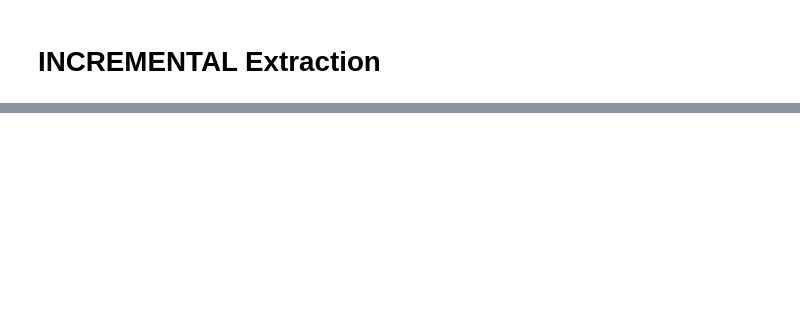
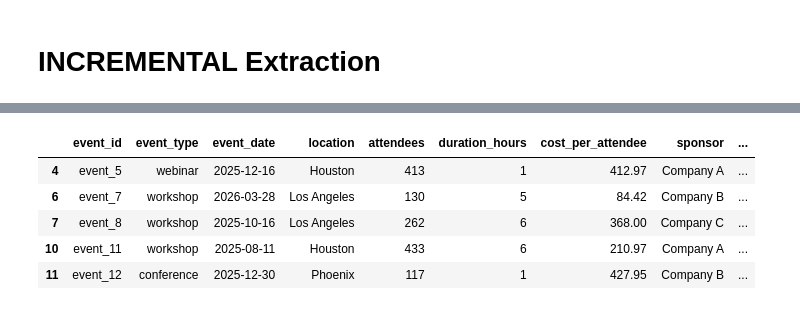
Before and after one commit to MMMakena/ETL_Extract_MitchelMakena, a Jupyter notebook: etl_extract.ipynb, the cells around one changed output, grey strips where cells are left out. Saved outputs shown, nothing was run; the diff lists cells and outputs as text; code cells hidden in the pictures; blank space fills up the shorter version.

```diff
--- a/etl_extract.ipynb
+++ b/etl_extract.ipynb
@@ -79,0 +205,21 @@ Updated last_extraction.txt to 2025-06-08 17:37:31.805987
+# %%
+# Transformations for Incremental Extraction
+df_transformed_incremental = df_incremental.copy()
+
+# Transformation 1: Handle missing values and duplicate rows
+if df_transformed_incremental.isnull().values.any():
+    print("Missing values found in the dataset. Filling with forward fill method.")
+else:
+    print("No missing values found in the dataset.")
+    df_transformed_incremental['event_type'].fillna('unknown', inplace=True)
+    df_transformed_incremental['location'].fillna('unknown', inplace=True)
+rows_count_before = len(df_transformed_incremental)
+
+df_transformed_incremental.drop_duplicates(inplace=True)
+row_count_after = len(df_transformed_incremental)
+
+df_transformed_incremental.fillna(method='ffill', inplace=True)
+row_count_after = len(df_transformed_incremental)
+
+print(f"Row count before transformation: {rows_count_before}")
+print(f"Row count after transformation: {row_count_after}")
@@ -79,0 +230,10 @@ Updated last_extraction.txt to 2025-06-08 17:37:31.805987
+# %%
+# Transformation 2: Enrichment - Total cost calculation
+df_transformed_incremental['total_cost'] = round(df_transformed_incremental['attendees'] * df_transformed_incremental['cost_per_attendee'], 2)
+if 'attendees' in df_transformed_incremental.columns and 'cost_per_attendee' in df_transformed_incremental.columns:
+    df_transformed_incremental['total_cost'] = round(df_transformed_incremental['attendees'] * df_transformed_incremental['cost_per_attendee'], 2)
+else:
+    print("Columns 'attendees' or 'cost_per_attendee' not found in DataFrame for total cost calculation.")
+
+print("Transformed DataFrame with total cost:")
+print(df_transformed_incremental[['attendees', 'cost_per_attendee', 'total_cost']])
@@ -79,0 +258,8 @@ Updated last_extraction.txt to 2025-06-08 17:37:31.805987
+# %%
+# Transformation 3: Structural - Convert event_date to datetime string format
+if 'event_date' in df_transformed_incremental.columns:
+    df_transformed_incremental['event_date'] = pd.to_datetime(df_transformed_incremental['event_date']).dt.strftime('%Y-%m-%d')
+else:
+    print("Column 'event_date' not found in DataFrame for conversion to datetime string format.")
+print("Transformed DataFrame with event_date as string:")
+print(df_transformed_incremental[['event_date']])
@@ -79,0 +307,11 @@ Updated last_extraction.txt to 2025-06-08 17:37:31.805987
+# %%
+# save transformed incremental dataset
+df_transformed_incremental.to_csv('transformed_incremental_data.csv', index=False)
+df_transformed_incremental.head()
+# %% [output]
+|  | event_id | event_type | event_date | location | attendees | duration_hours | cost_per_attendee | sponsor | ... |
+| 4 | event_5 | webinar | 2025-12-16 | Houston | 413 | 1 | 412.97 | Company A | ... |
+| 6 | event_7 | workshop | 2026-03-28 | Los Angeles | 130 | 5 | 84.42 | Company B | ... |
+| 7 | event_8 | workshop | 2025-10-16 | Los Angeles | 262 | 6 | 368.00 | Company C | ... |
+| 10 | event_11 | workshop | 2025-08-11 | Houston | 433 | 6 | 210.97 | Company A | ... |
+| 11 | event_12 | conference | 2025-12-30 | Phoenix | 117 | 1 | 427.95 | Company B | ... |
```
Also changed, not shown: parts of 17 cells of this notebook, 3 other files.
